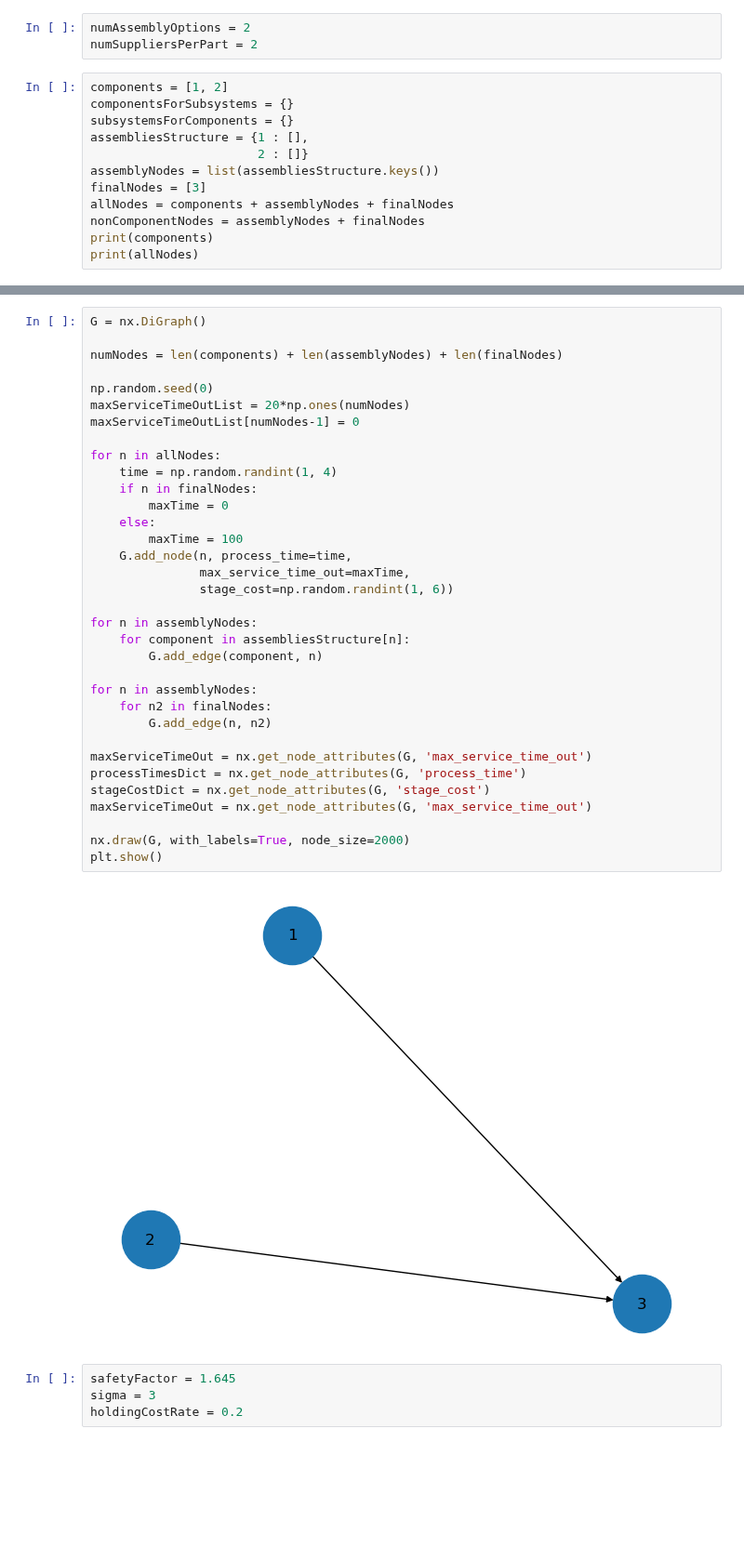
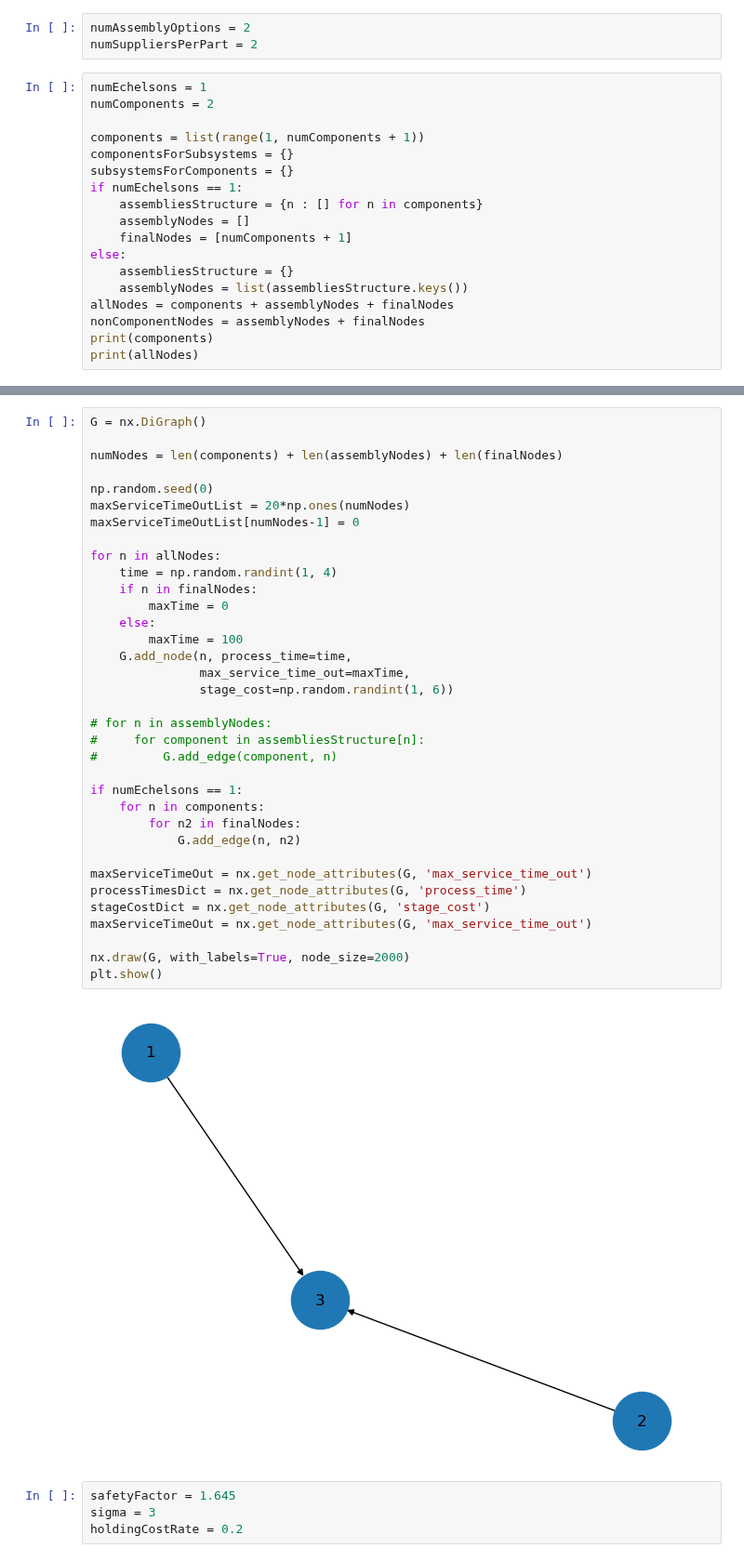
Before and after one commit to hmedal/sae-dsc-hmedal, a Jupyter notebook: examples/graph-based.ipynb, the cells around one changed output, grey strips where cells are left out. Shown at 93% size. Cells and saved outputs as stored; diff of their text form; blank space fills up the shorter version.

```diff
--- a/examples/graph-based.ipynb
+++ b/examples/graph-based.ipynb
@@ -23,13 +23,19 @@ import saedfsc;
 numAssemblyOptions = 2
 numSuppliersPerPart = 2
 # %%
-components = [1, 2]
+numEchelsons = 1
+numComponents = 2
+
+components = list(range(1, numComponents + 1))
 componentsForSubsystems = {}
 subsystemsForComponents = {}
-assembliesStructure = {1 : [],
-                       2 : []}
-assemblyNodes = list(assembliesStructure.keys())
-finalNodes = [3]
+if numEchelsons == 1:
+    assembliesStructure = {n : [] for n in components}
+    assemblyNodes = []
+    finalNodes = [numComponents + 1]
+else:
+    assembliesStructure = {}
+    assemblyNodes = list(assembliesStructure.keys())
 allNodes = components + assemblyNodes + finalNodes
 nonComponentNodes = assemblyNodes + finalNodes
 print(components)
@@ -40,39 +46,40 @@ print(allNodes)
 # %%
 G = nx.DiGraph()
 
 numNodes = len(components) + len(assemblyNodes) + len(finalNodes)
 
 np.random.seed(0)
 maxServiceTimeOutList = 20*np.ones(numNodes)
 maxServiceTimeOutList[numNodes-1] = 0
 
 for n in allNodes:
     time = np.random.randint(1, 4)
     if n in finalNodes:
         maxTime = 0
     else:
         maxTime = 100
     G.add_node(n, process_time=time,
                max_service_time_out=maxTime,
                stage_cost=np.random.randint(1, 6))
 
-for n in assemblyNodes:
-    for component in assembliesStructure[n]:
-        G.add_edge(component, n)
+# for n in assemblyNodes:
+#     for component in assembliesStructure[n]:
+#         G.add_edge(component, n)
 
-for n in assemblyNodes:
-    for n2 in finalNodes:
-        G.add_edge(n, n2)
+if numEchelsons == 1:
+    for n in components:
+        for n2 in finalNodes:
+            G.add_edge(n, n2)
 
 maxServiceTimeOut = nx.get_node_attributes(G, 'max_service_time_out')
 processTimesDict = nx.get_node_attributes(G, 'process_time')
 stageCostDict = nx.get_node_attributes(G, 'stage_cost')
 maxServiceTimeOut = nx.get_node_attributes(G, 'max_service_time_out')
 
 nx.draw(G, with_labels=True, node_size=2000)
 plt.show()
 # %% [output]
-[figure, old version]
+[figure, new version]
 # %%
 safetyFactor = 1.645
 sigma = 3
```
Also changed, not shown: parts of 21 cells of this notebook, 3 other files.
